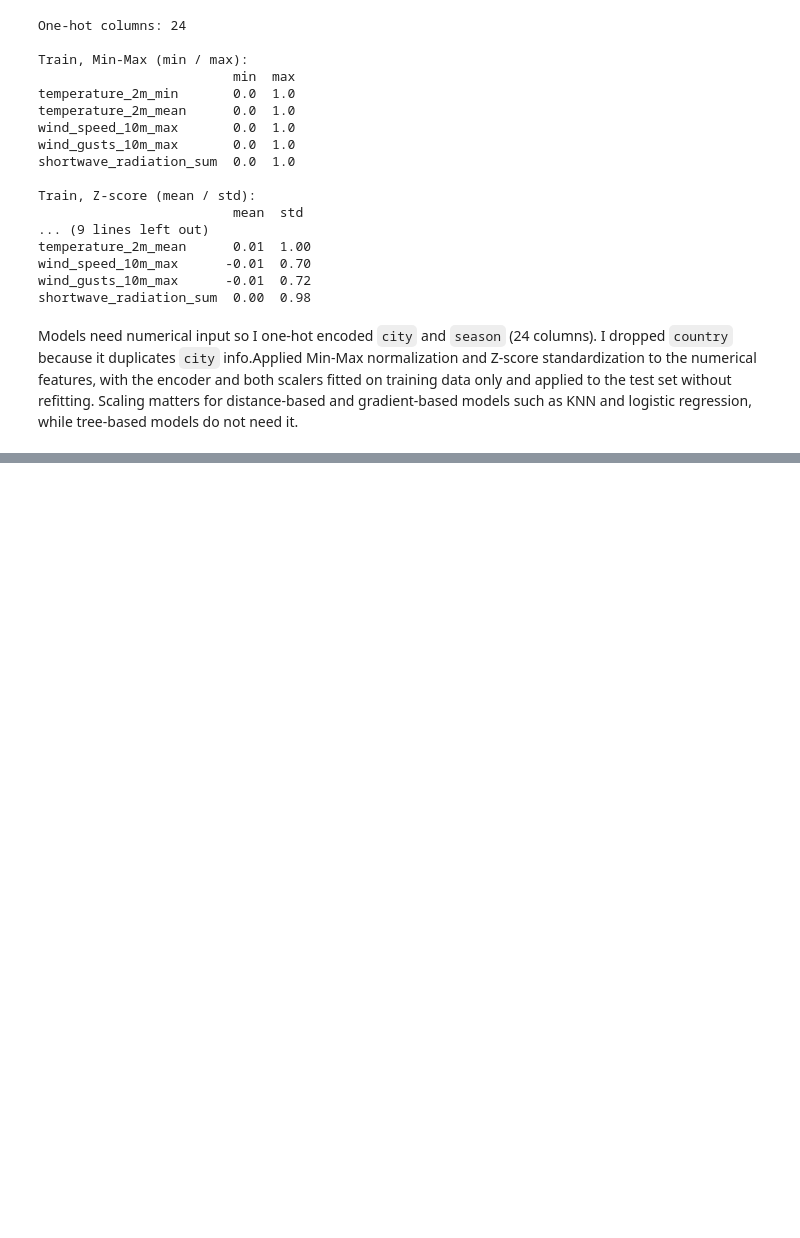
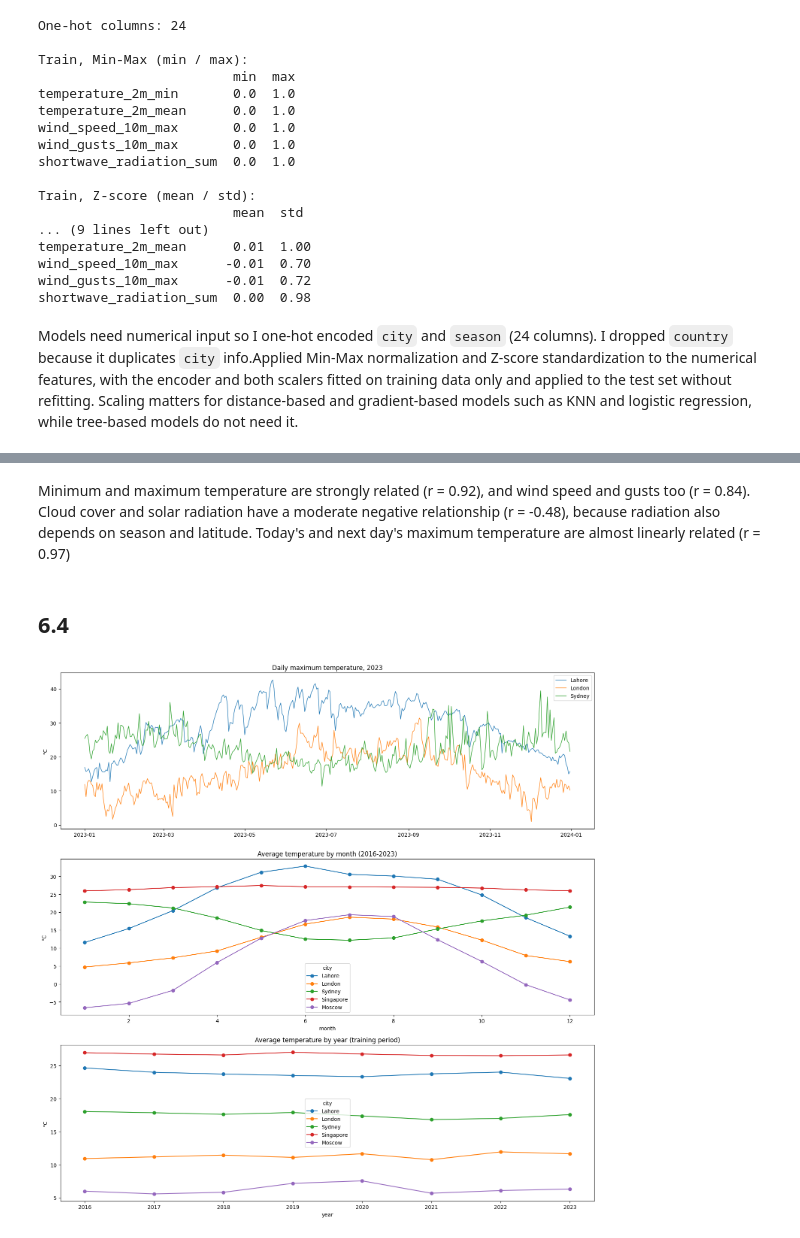
Before and after one commit to MuhammadRayan07/Weather-Analysis, a Jupyter notebook: notebooks/02_Analysis_Modeling.ipynb, the cells around one changed output, grey strips where cells are left out. Saved outputs shown, nothing was run; the diff lists cells and outputs as text; code cells hidden in the pictures; blank space fills up the shorter version.

```diff
--- a/notebooks/02_Analysis_Modeling.ipynb
+++ b/notebooks/02_Analysis_Modeling.ipynb
@@ -498,0 +589,30 @@ Models need numerical input so I one-hot encoded `city` and `season` (24 columns
+# %% [markdown]
+Minimum and maximum temperature are strongly related (r = 0.92), and wind speed and gusts too (r = 0.84). Cloud cover and solar radiation have a moderate negative relationship (r = -0.48), because radiation also depends on season and latitude. Today's and next day's maximum temperature are almost linearly related (r = 0.97)
+# %% [markdown]
+## 6.4
+# %%
+cities_plot = ["Lahore", "London", "Sydney", "Singapore", "Moscow"]
+fig, axes = plt.subplots(3, 1, figsize=(15, 15))
+
+sub = eda[(eda["year"] == 2023) & (eda["city"].isin(["Lahore", "London", "Sydney"]))]
+for city, g in sub.groupby("city"):
+    axes[0].plot(g["date"], g["temperature_2m_max"], label=city, linewidth=1)
+axes[0].set_title("Daily maximum temperature, 2023")
+axes[0].set_ylabel("°C")
+axes[0].legend()
+
+monthly = eda.groupby(["month", "city"])["temperature_2m_mean"].mean().unstack()
+monthly[cities_plot].plot(ax=axes[1], marker="o")
+axes[1].set_title("Average temperature by month (2016-2023)")
+axes[1].set_xlabel("month")
+axes[1].set_ylabel("°C")
+
+yearly = eda.groupby(["year", "city"])["temperature_2m_mean"].mean().unstack()
+yearly[cities_plot].plot(ax=axes[2], marker="o")
+axes[2].set_title("Average temperature by year (training period)")
+axes[2].set_ylabel("°C")
+
+plt.tight_layout()
+plt.show()
+# %% [output]
+[figure, added]
```
Also changed, not shown: parts of 21 cells of this notebook.
